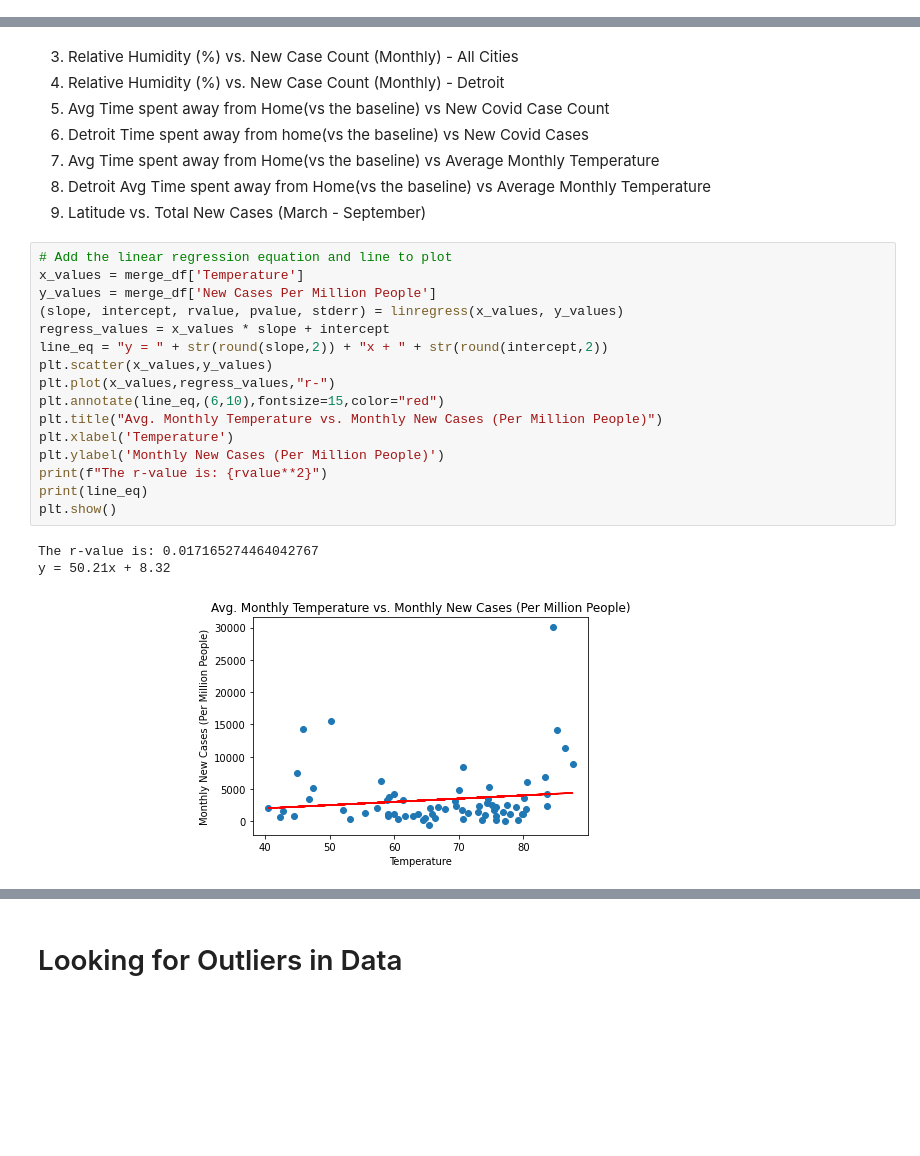
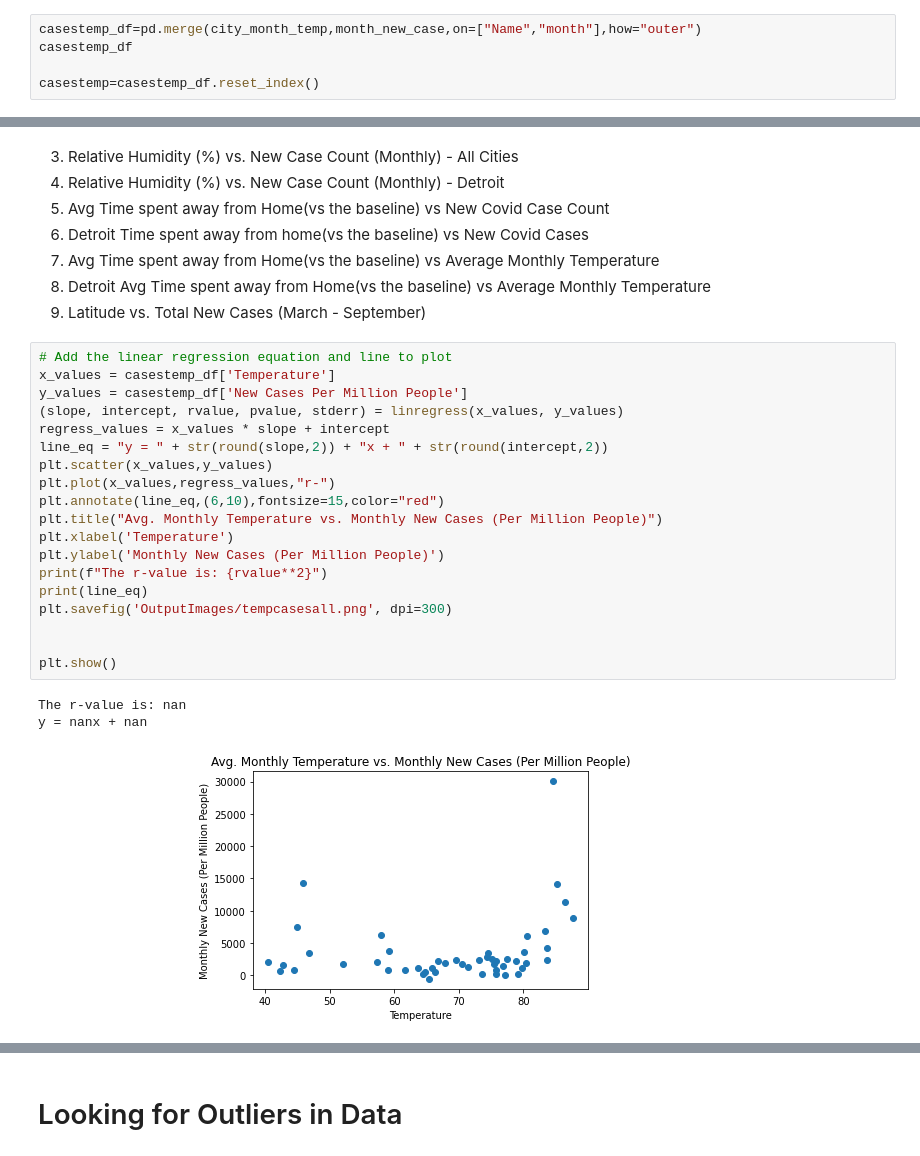
Before and after one commit to jessfett/MSU-Project1, a Jupyter notebook: COVIDWeatherProject.ipynb, the cells around one changed output, grey strips where cells are left out. Drawn from its saved outputs; the diff is of its cells as text; blank space fills up the shorter version.

```diff
--- a/ProjectSolutionMerged_new.ipynb
+++ b/COVIDWeatherProject.ipynb
@@ -422,0 +401,5 @@ merge_df
+# %%
+casestemp_df=pd.merge(city_month_temp,month_new_case,on=["Name","month"],how="outer")
+casestemp_df
+
+casestemp=casestemp_df.reset_index()
@@ -626,23 +729,26 @@ Below you will find a series of 9 scatterplots that find any potential correlati
 9. Latitude vs. Total New Cases (March - September)
 # %%
 # Add the linear regression equation and line to plot
-x_values = merge_df['Temperature']
-y_values = merge_df['New Cases Per Million People']
+x_values = casestemp_df['Temperature']
+y_values = casestemp_df['New Cases Per Million People']
 (slope, intercept, rvalue, pvalue, stderr) = linregress(x_values, y_values)
 regress_values = x_values * slope + intercept
 line_eq = "y = " + str(round(slope,2)) + "x + " + str(round(intercept,2))
 plt.scatter(x_values,y_values)
 plt.plot(x_values,regress_values,"r-")
 plt.annotate(line_eq,(6,10),fontsize=15,color="red")
 plt.title("Avg. Monthly Temperature vs. Monthly New Cases (Per Million People)")
 plt.xlabel('Temperature')
 plt.ylabel('Monthly New Cases (Per Million People)')
 print(f"The r-value is: {rvalue**2}")
 print(line_eq)
+plt.savefig('OutputImages/tempcasesall.png', dpi=300)
+
+
 plt.show()
 # %% [output]
-The r-value is: 0.017165274464042767
-y = 50.21x + 8.32
+The r-value is: nan
+y = nanx + nan
-[figure, old version]
+[figure, new version]
 # %%
 # Add the linear regression equation and line to plot
```
Also changed, not shown: parts of 39 cells of this notebook, 26 other files.
